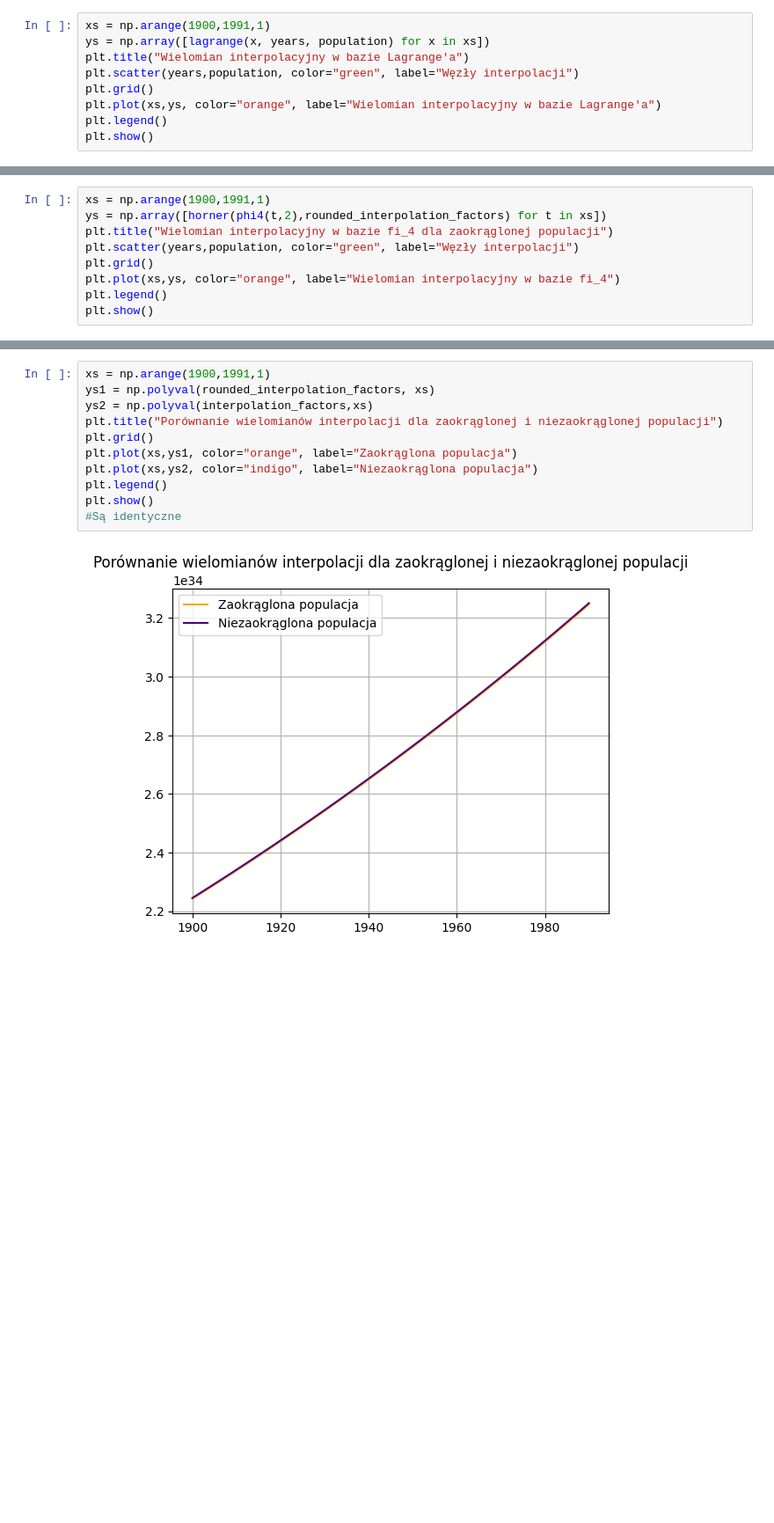
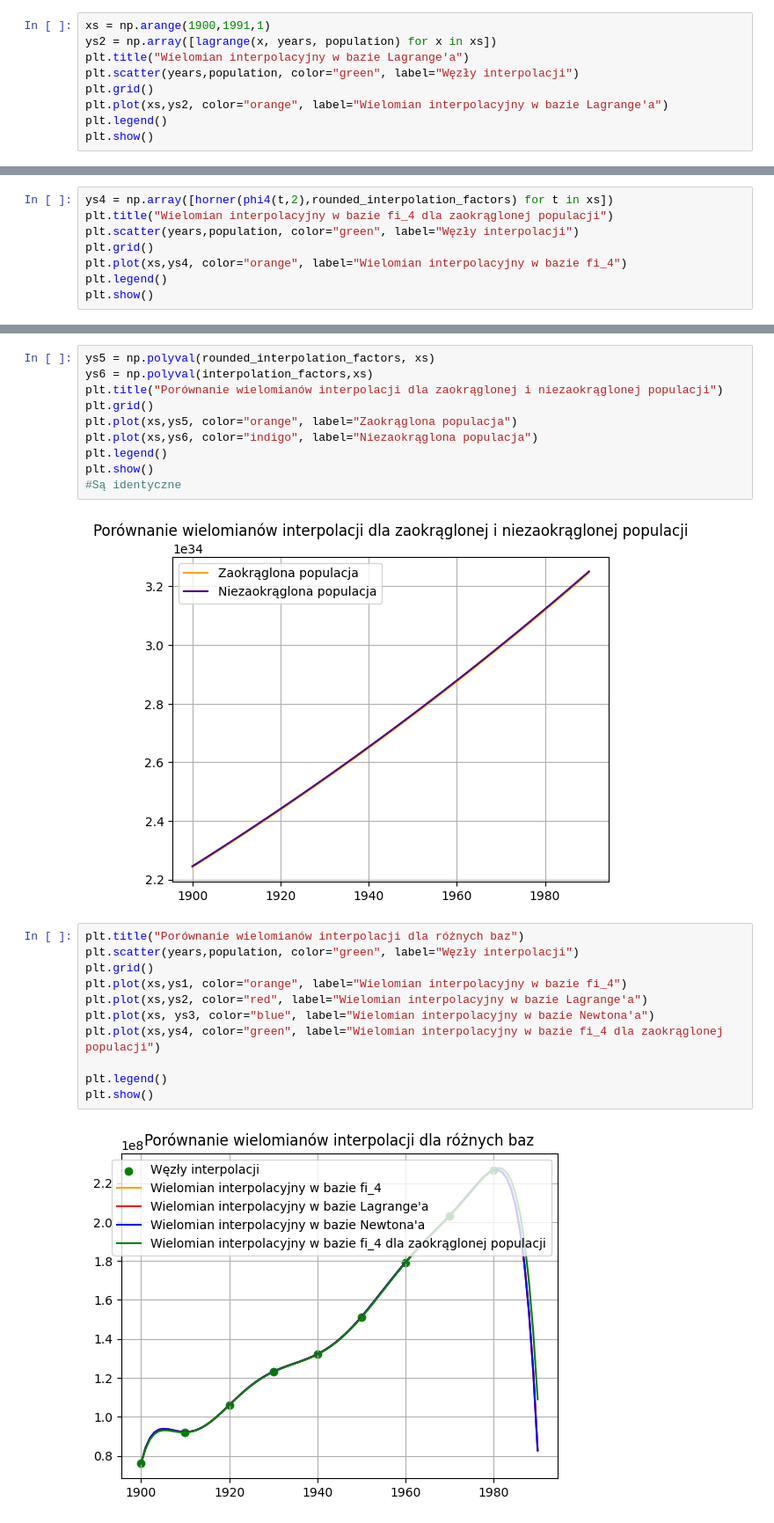
Before and after one commit to domino644/mownit, a Jupyter notebook: lab3/zad.ipynb, the cells around one changed output, grey strips where cells are left out. Shown at 88% size. Drawn from its saved outputs; the diff is of its cells as text; blank space fills up the shorter version.

```diff
--- a/lab3/zad.ipynb
+++ b/lab3/zad.ipynb
@@ -99,11 +101,11 @@ def lagrange(x, xs, ys):
     return y
 # %%
 xs = np.arange(1900,1991,1)
-ys = np.array([lagrange(x, years, population) for x in xs])
+ys2 = np.array([lagrange(x, years, population) for x in xs])
 plt.title("Wielomian interpolacyjny w bazie Lagrange'a")
 plt.scatter(years,population, color="green", label="Węzły interpolacji")
 plt.grid()
-plt.plot(xs,ys, color="orange", label="Wielomian interpolacyjny w bazie Lagrange'a")
+plt.plot(xs,ys2, color="orange", label="Wielomian interpolacyjny w bazie Lagrange'a")
 plt.legend()
 plt.show()
 # %% [output]
@@ -186,12 +187,11 @@ Niezaokrąglone:
  [ 1.89175576e+08]
  [-3.15180235e+08]]
 # %%
-xs = np.arange(1900,1991,1)
-ys = np.array([horner(phi4(t,2),rounded_interpolation_factors) for t in xs])
+ys4 = np.array([horner(phi4(t,2),rounded_interpolation_factors) for t in xs])
 plt.title("Wielomian interpolacyjny w bazie fi_4 dla zaokrąglonej populacji")
 plt.scatter(years,population, color="green", label="Węzły interpolacji")
 plt.grid()
-plt.plot(xs,ys, color="orange", label="Wielomian interpolacyjny w bazie fi_4")
+plt.plot(xs,ys4, color="orange", label="Wielomian interpolacyjny w bazie fi_4")
 plt.legend()
 plt.show()
 # %% [output]
@@ -199,13 +210,25 @@ plt.show()
 # %%
-xs = np.arange(1900,1991,1)
-ys1 = np.polyval(rounded_interpolation_factors, xs)
-ys2 = np.polyval(interpolation_factors,xs)
+ys5 = np.polyval(rounded_interpolation_factors, xs)
+ys6 = np.polyval(interpolation_factors,xs)
 plt.title("Porównanie wielomianów interpolacji dla zaokrąglonej i niezaokrąglonej populacji")
 plt.grid()
-plt.plot(xs,ys1, color="orange", label="Zaokrąglona populacja")
-plt.plot(xs,ys2, color="indigo", label="Niezaokrąglona populacja")
+plt.plot(xs,ys5, color="orange", label="Zaokrąglona populacja")
+plt.plot(xs,ys6, color="indigo", label="Niezaokrąglona populacja")
 plt.legend()
 plt.show()
 #Są identyczne
 # %% [output]
 [figure]
+# %%
+plt.title("Porównanie wielomianów interpolacji dla różnych baz")
+plt.scatter(years,population, color="green", label="Węzły interpolacji")
+plt.grid()
+plt.plot(xs,ys1, color="orange", label="Wielomian interpolacyjny w bazie fi_4")
+plt.plot(xs,ys2, color="red", label="Wielomian interpolacyjny w bazie Lagrange'a")
+plt.plot(xs, ys3, color="blue", label="Wielomian interpolacyjny w bazie Newtona'a")
+plt.plot(xs,ys4, color="green", label="Wielomian interpolacyjny w bazie fi_4 dla zaokrąglonej populacji")
+
+plt.legend()
+plt.show()
+# %% [output]
+[figure, added]
```
Also changed, not shown: parts of 6 cells of this notebook.
